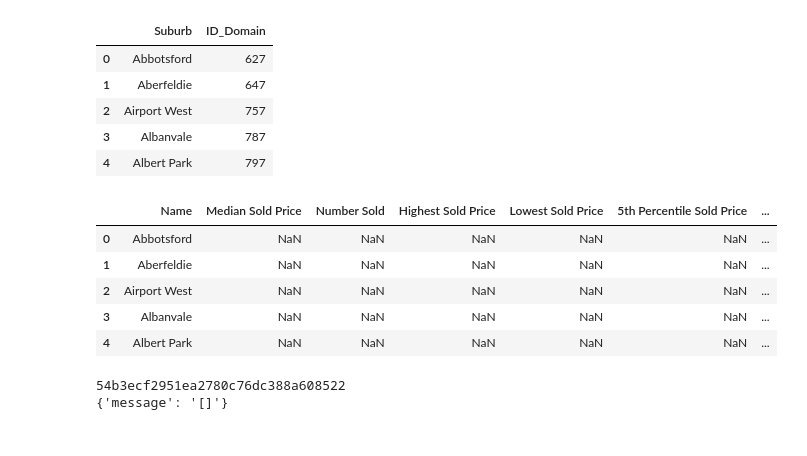
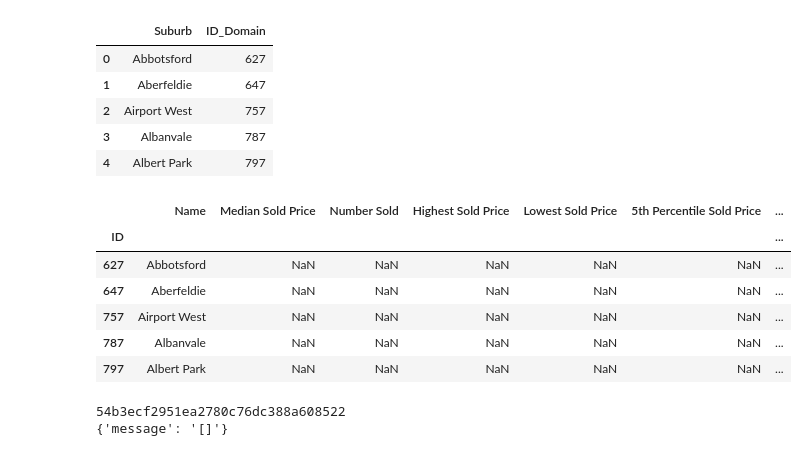
Before and after one commit to therese-reed/Project1_Realestate_Analysis, a Jupyter notebook: Acquire_data.ipynb, the cells around one changed output. Cells and saved outputs as stored; diff of their text form; code cells hidden in the pictures.

```diff
--- a/Acquire_data.ipynb
+++ b/Acquire_data.ipynb
@@ -76,36 +76,43 @@ city_id_clean.head()
 # %%
 #set a dataframe with the title at the first colume
 title_of_pd = ["Median Sold Price",
          "Number Sold",
          "Highest Sold Price","Lowest Sold Price",
          "5th Percentile Sold Price",
          "25th Percentile Sold Price",
          "75th Percentile Sold Price",
         "95th Percentile Sold Price",
         "Meidan Sale Listing Price",
         "Number Sale Listing",
         "Highest Sale Listing Price",
         "Lowest Sale Listing Price",
         "Auction Number Auctioned",
          "Auction Number Sold",
         "Median Rent Listing Price",
          "Number Rent Listing",
          "Highest Rend Listing Price",
          "Lowest Rend Listing Price"]
 yearly_data = pd.DataFrame(columns = title_of_pd)
 yearly_data["Suburb"] = city_id_clean["Suburb"]
 first_column = yearly_data.pop('Suburb')
 
 # insert column using insert(position,column_name,
 # first_column) function
 yearly_data.insert(0, 'Name', first_column)
-yearly_data.head()
+yearly_data['ID'] = city_id_clean["ID_Domain"]
+yearly_data_reset_index = yearly_data.set_index('ID')
+
+yearly_data_2019 = yearly_data_reset_index
+yearly_data_2020 = yearly_data_reset_index
+yearly_data_2021 = yearly_data_reset_index
+yearly_data_2021.head()
 # %% [output]
 |  | Name | Median Sold Price | Number Sold | Highest Sold Price | Lowest Sold Price | 5th Percentile Sold Price | ... |
-| 0 | Abbotsford | NaN | NaN | NaN | NaN | NaN | ... |
-| 1 | Aberfeldie | NaN | NaN | NaN | NaN | NaN | ... |
-| 2 | Airport West | NaN | NaN | NaN | NaN | NaN | ... |
-| 3 | Albanvale | NaN | NaN | NaN | NaN | NaN | ... |
-| 4 | Albert Park | NaN | NaN | NaN | NaN | NaN | ... |
+| ID |  |  |  |  |  |  | ... |
+| 627 | Abbotsford | NaN | NaN | NaN | NaN | NaN | ... |
+| 647 | Aberfeldie | NaN | NaN | NaN | NaN | NaN | ... |
+| 757 | Airport West | NaN | NaN | NaN | NaN | NaN | ... |
+| 787 | Albanvale | NaN | NaN | NaN | NaN | NaN | ... |
+| 797 | Albert Park | NaN | NaN | NaN | NaN | NaN | ... |
 # %%
 #create a list to restore the number
```
Also changed, not shown: parts of 1 cell of this notebook.
